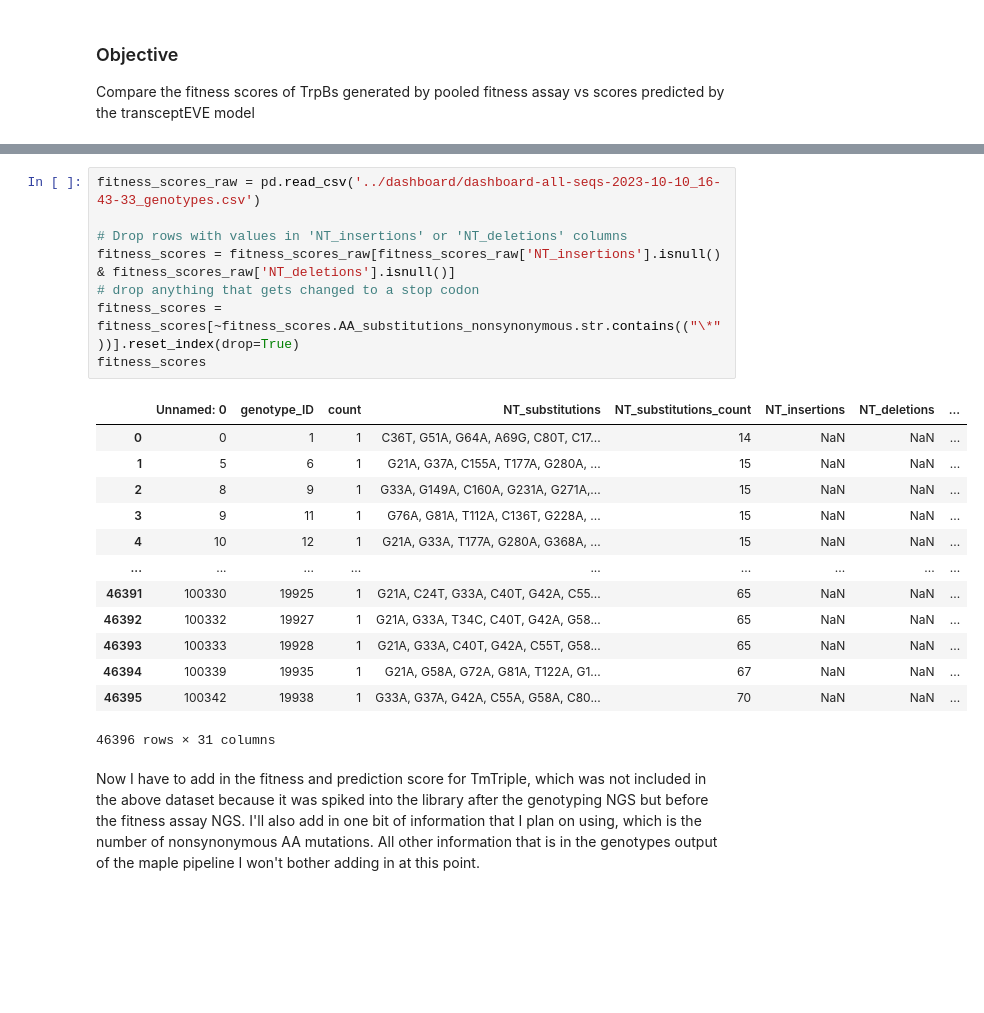
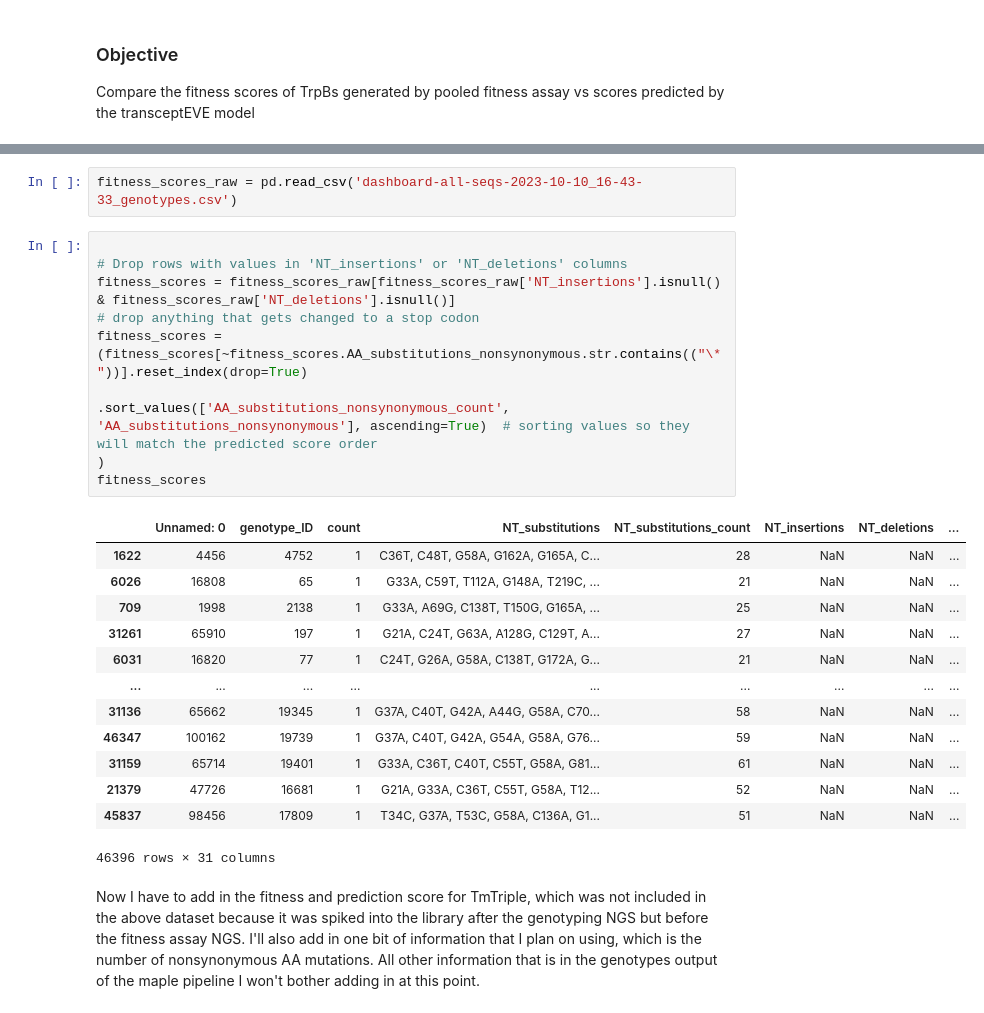
Before and after one commit to liusynevolab/OrthoRep_Rix_2024, a Jupyter notebook: maple_runs/2023-04-30_HTS8_TrpB-IE5-RPL18B-lib-fitness-assay-genotyping/for_figures/plot_predicted_scores.ipynb, the cells around one changed output, grey strips where cells are left out. Saved outputs shown, nothing was run; the diff lists cells and outputs as text; blank space fills up the shorter version.

```diff
--- a/maple_runs/2023-04-30_HTS8_TrpB-IE5-RPL18B-lib-fitness-assay-genotyping/for_figures/plot_predicted_scores.ipynb
+++ b/maple_runs/2023-04-30_HTS8_TrpB-IE5-RPL18B-lib-fitness-assay-genotyping/for_figures/plot_predicted_scores.ipynb
@@ -37,24 +75,27 @@ predictions
+# %%
+fitness_scores_raw = pd.read_csv('dashboard-all-seqs-2023-10-10_16-43-33_genotypes.csv')
 # %%
-fitness_scores_raw = pd.read_csv('../dashboard/dashboard-all-seqs-2023-10-10_16-43-33_genotypes.csv')
 
 # Drop rows with values in 'NT_insertions' or 'NT_deletions' columns
 fitness_scores = fitness_scores_raw[fitness_scores_raw['NT_insertions'].isnull() & fitness_scores_raw['NT_deletions'].isnull()]
 # drop anything that gets changed to a stop codon
-fitness_scores = fitness_scores[~fitness_scores.AA_substitutions_nonsynonymous.str.contains(("\*"))].reset_index(drop=True)
+fitness_scores = (fitness_scores[~fitness_scores.AA_substitutions_nonsynonymous.str.contains(("\*"))].reset_index(drop=True)
+                                .sort_values(['AA_substitutions_nonsynonymous_count', 'AA_substitutions_nonsynonymous'], ascending=True)  # sorting values so they will match the predicted score order
+)
 fitness_scores
 # %% [output]
 |  | Unnamed: 0 | genotype_ID | count | NT_substitutions | NT_substitutions_count | NT_insertions | NT_deletions | ... |
-| 0 | 0 | 1 | 1 | C36T, G51A, G64A, A69G, C80T, C17... | 14 | NaN | NaN | ... |
-| 1 | 5 | 6 | 1 | G21A, G37A, C155A, T177A, G280A, ... | 15 | NaN | NaN | ... |
-| 2 | 8 | 9 | 1 | G33A, G149A, C160A, G231A, G271A,... | 15 | NaN | NaN | ... |
-| 3 | 9 | 11 | 1 | G76A, G81A, T112A, C136T, G228A, ... | 15 | NaN | NaN | ... |
-| 4 | 10 | 12 | 1 | G21A, G33A, T177A, G280A, G368A, ... | 15 | NaN | NaN | ... |
+| 1622 | 4456 | 4752 | 1 | C36T, C48T, G58A, G162A, G165A, C... | 28 | NaN | NaN | ... |
+| 6026 | 16808 | 65 | 1 | G33A, C59T, T112A, G148A, T219C, ... | 21 | NaN | NaN | ... |
+| 709 | 1998 | 2138 | 1 | G33A, A69G, C138T, T150G, G165A, ... | 25 | NaN | NaN | ... |
+| 31261 | 65910 | 197 | 1 | G21A, C24T, G63A, A128G, C129T, A... | 27 | NaN | NaN | ... |
+| 6031 | 16820 | 77 | 1 | C24T, G26A, G58A, C138T, G172A, G... | 21 | NaN | NaN | ... |
 | ... | ... | ... | ... | ... | ... | ... | ... | ... |
-| 46391 | 100330 | 19925 | 1 | G21A, C24T, G33A, C40T, G42A, C55... | 65 | NaN | NaN | ... |
-| 46392 | 100332 | 19927 | 1 | G21A, G33A, T34C, C40T, G42A, G58... | 65 | NaN | NaN | ... |
-| 46393 | 100333 | 19928 | 1 | G21A, G33A, C40T, G42A, C55T, G58... | 65 | NaN | NaN | ... |
-| 46394 | 100339 | 19935 | 1 | G21A, G58A, G72A, G81A, T122A, G1... | 67 | NaN | NaN | ... |
-| 46395 | 100342 | 19938 | 1 | G33A, G37A, G42A, C55A, G58A, C80... | 70 | NaN | NaN | ... |
+| 31136 | 65662 | 19345 | 1 | G37A, C40T, G42A, A44G, G58A, C70... | 58 | NaN | NaN | ... |
+| 46347 | 100162 | 19739 | 1 | G37A, C40T, G42A, G54A, G58A, G76... | 59 | NaN | NaN | ... |
+| 31159 | 65714 | 19401 | 1 | G33A, C36T, C40T, C55T, G58A, G81... | 61 | NaN | NaN | ... |
+| 21379 | 47726 | 16681 | 1 | G21A, G33A, C36T, C55T, G58A, T12... | 52 | NaN | NaN | ... |
+| 45837 | 98456 | 17809 | 1 | T34C, G37A, T53C, G58A, C136A, G1... | 51 | NaN | NaN | ... |
 46396 rows × 31 columns
 # %% [markdown]
 Now I have to add in the fitness and prediction score for TmTriple, which was not included in the above dataset because it was spiked into the library after the genotyping NGS but before the fitness assay NGS. I'll also add in one bit of information that I plan on using, which is the number of nonsynonymous AA mutations. All other information that is in the genotypes output of the maple pipeline I won't bother adding in at this point.
```
Also changed, not shown: parts of 29 cells of this notebook, 12 other files.
